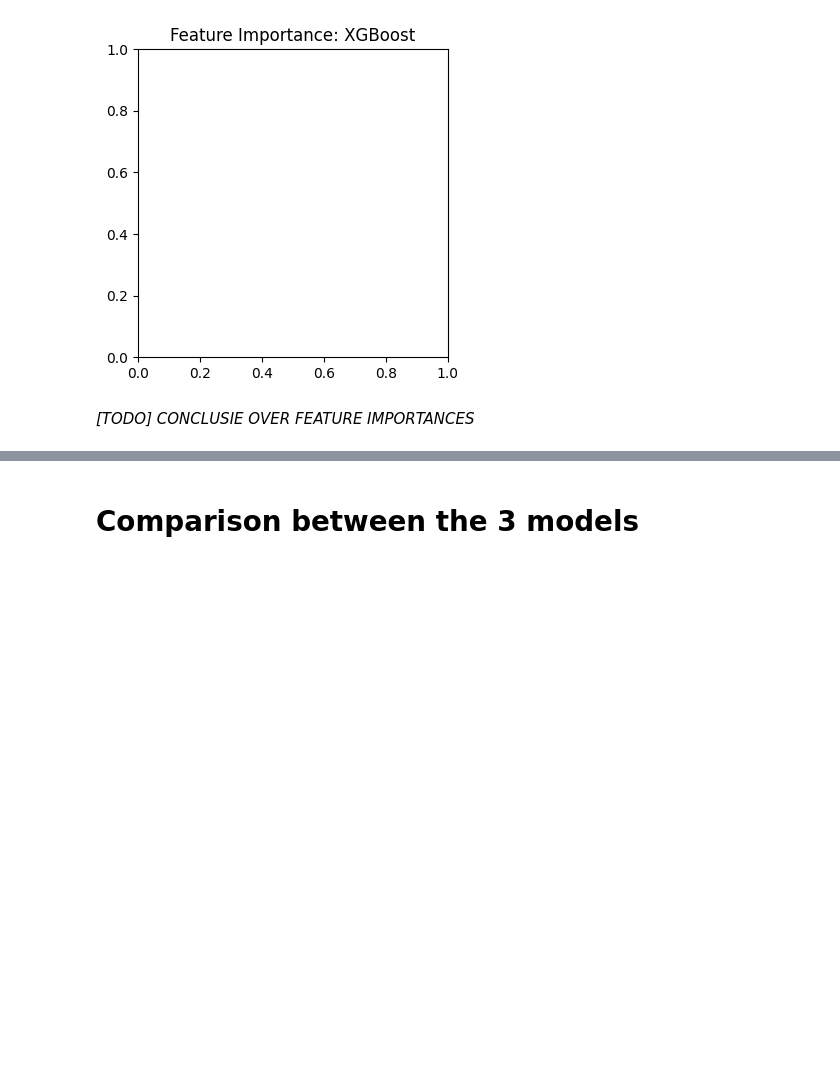
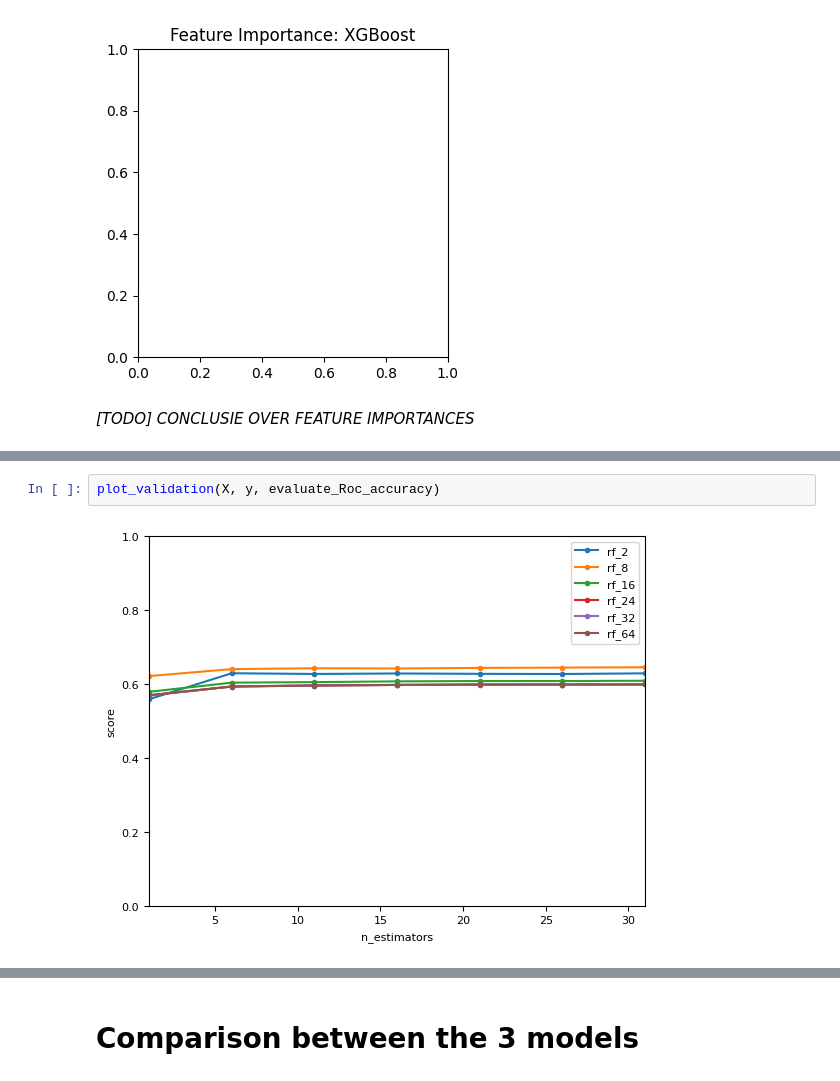
Before and after one commit to DSBE-Semester-A/DataMining, a Jupyter notebook: Assignment2/Assignment_2.ipynb, the cells around one changed output, grey strips where cells are left out. Drawn from its saved outputs; the diff is of its cells as text; blank space fills up the shorter version.

```diff
--- a/Assignment2/Assignment_2.ipynb
+++ b/Assignment2/Assignment_2.ipynb
@@ -804,0 +902,4 @@ NameError: name 'xgb_best' is not defined
+# %%
+plot_validation(X, y, evaluate_Roc_accuracy)
+# %% [output]
+[figure, added]
```
Also changed, not shown: parts of 18 cells of this notebook, 1 other file.
